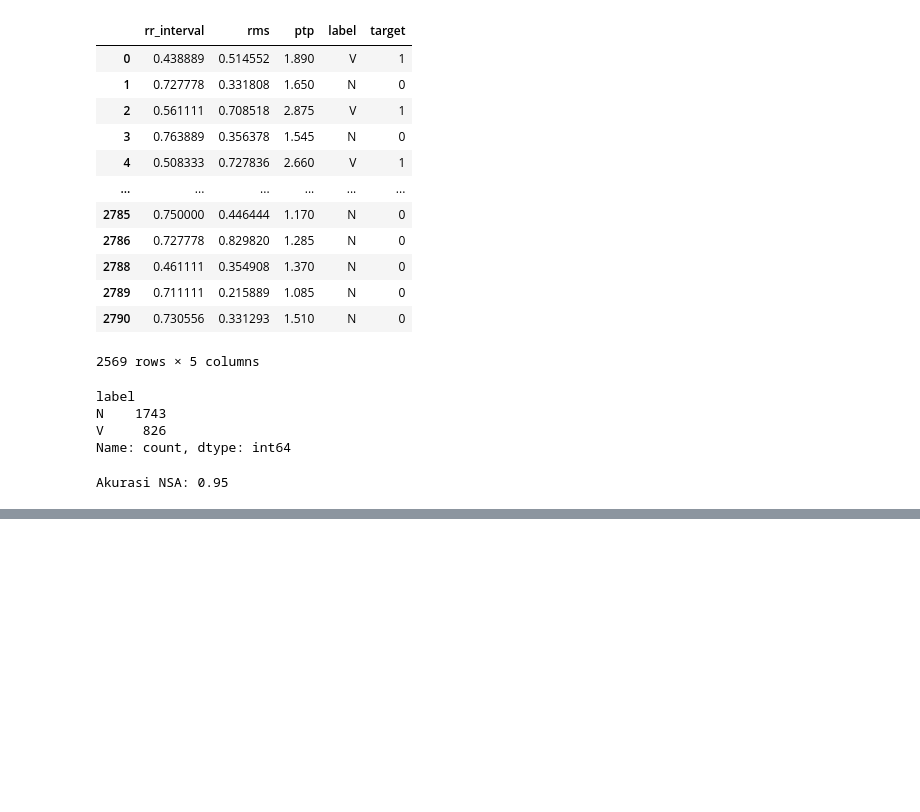
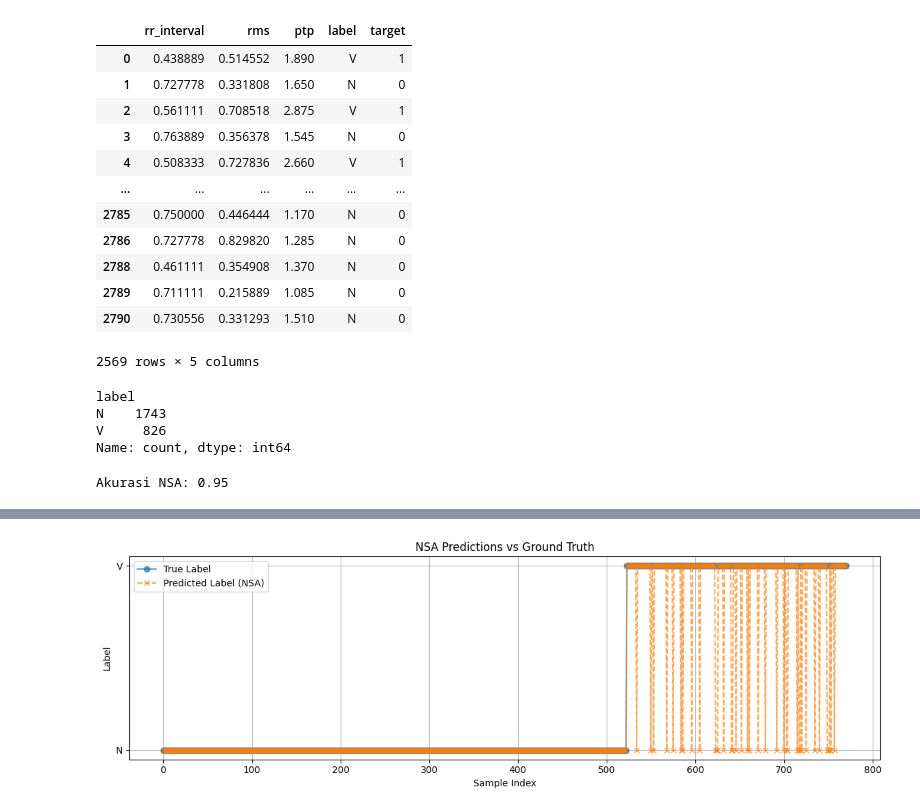
Before and after one commit to Ariqfadh/AIS_arythmia, a Jupyter notebook: aisArrythmia.ipynb, the cells around one changed output, grey strips where cells are left out. Saved outputs shown, nothing was run; the diff lists cells and outputs as text; code cells hidden in the pictures; blank space fills up the shorter version.

Commit message:
Add Evaluation Plot

```diff
--- a/aisArrythmia.ipynb
+++ b/aisArrythmia.ipynb
@@ -166,0 +182,14 @@ Akurasi NSA: 0.95
+# %%
+plt.figure(figsize=(12, 4))
+plt.plot(y_test, label='True Label', marker='o', linestyle='-', alpha=0.7)
+plt.plot(y_pred, label='Predicted Label (NSA)', marker='x', linestyle='--', alpha=0.7)
+plt.title('NSA Predictions vs Ground Truth')
+plt.xlabel('Sample Index')
+plt.ylabel('Label')
+plt.yticks([0, 1], ['N', 'V'])
+plt.legend()
+plt.grid(True)
+plt.tight_layout()
+plt.show()
+# %% [output]
+[figure, added]
```
Also changed, not shown: parts of 2 cells of this notebook.
